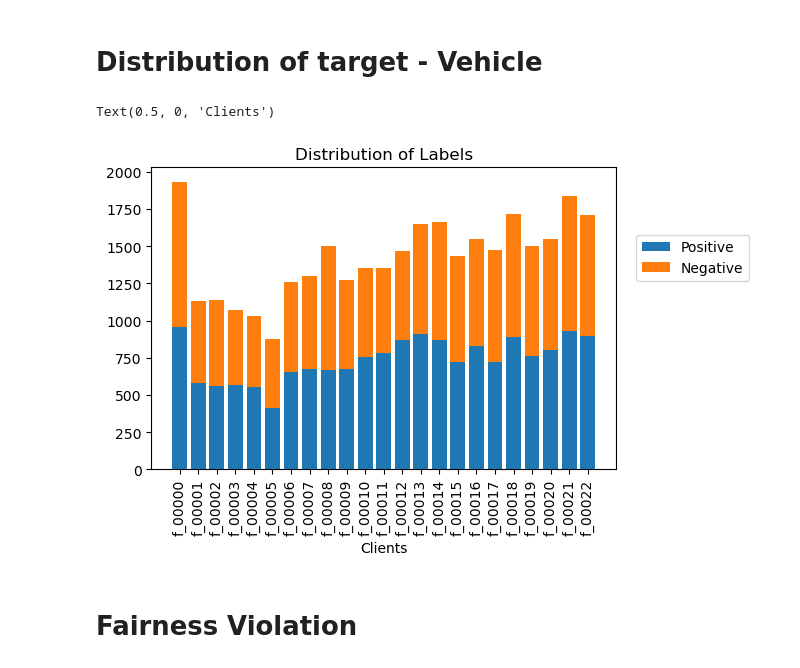
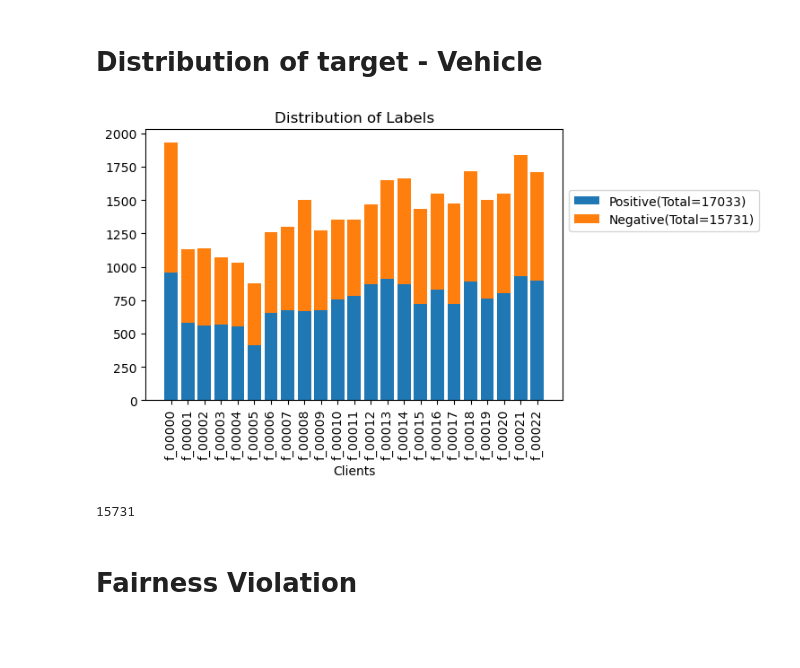
Before and after one commit to Ton-0702/federate-learning, a Jupyter notebook: notebooks/Explore_Vehicle.ipynb, the cells around one changed output. Saved outputs shown, nothing was run; the diff lists cells and outputs as text; code cells hidden in the pictures; blank space fills up the shorter version.

```diff
--- a/notebooks/Explore_Vehicle.ipynb
+++ b/notebooks/Explore_Vehicle.ipynb
@@ -34,14 +41,18 @@ df = pd.DataFrame(count_label)
 # %%
 fig, ax = plt.subplots()
 plt.xticks(df.index, df.client, rotation='vertical')
-ax.bar(df.index, df.pos, label='Positive')
-ax.bar(df.index, df.neg, label='Negative', bottom=df.pos)
-ax.legend(bbox_to_anchor=(1.3, 0.8))
+ax.bar(df.index, df.pos, label=f'Positive(Total={pos})')
+ax.bar(df.index, df.neg, label=f'Negative(Total={neg})', bottom=df.pos)
+ax.legend(bbox_to_anchor=(1.0, 0.8))
 ax.set_title("Distribution of Labels")
 ax.set_xlabel('Clients')
+plt.savefig('labels.png')
 # %% [output]
-Text(0.5, 0, 'Clients')
-[figure, old version]
+[figure, new version]
+# %%
+neg
+# %% [output]
+15731
 # %% [markdown]
 # Fairness Violation
 # %%
```
Also changed, not shown: parts of 10 cells of this notebook, 4 other files.
